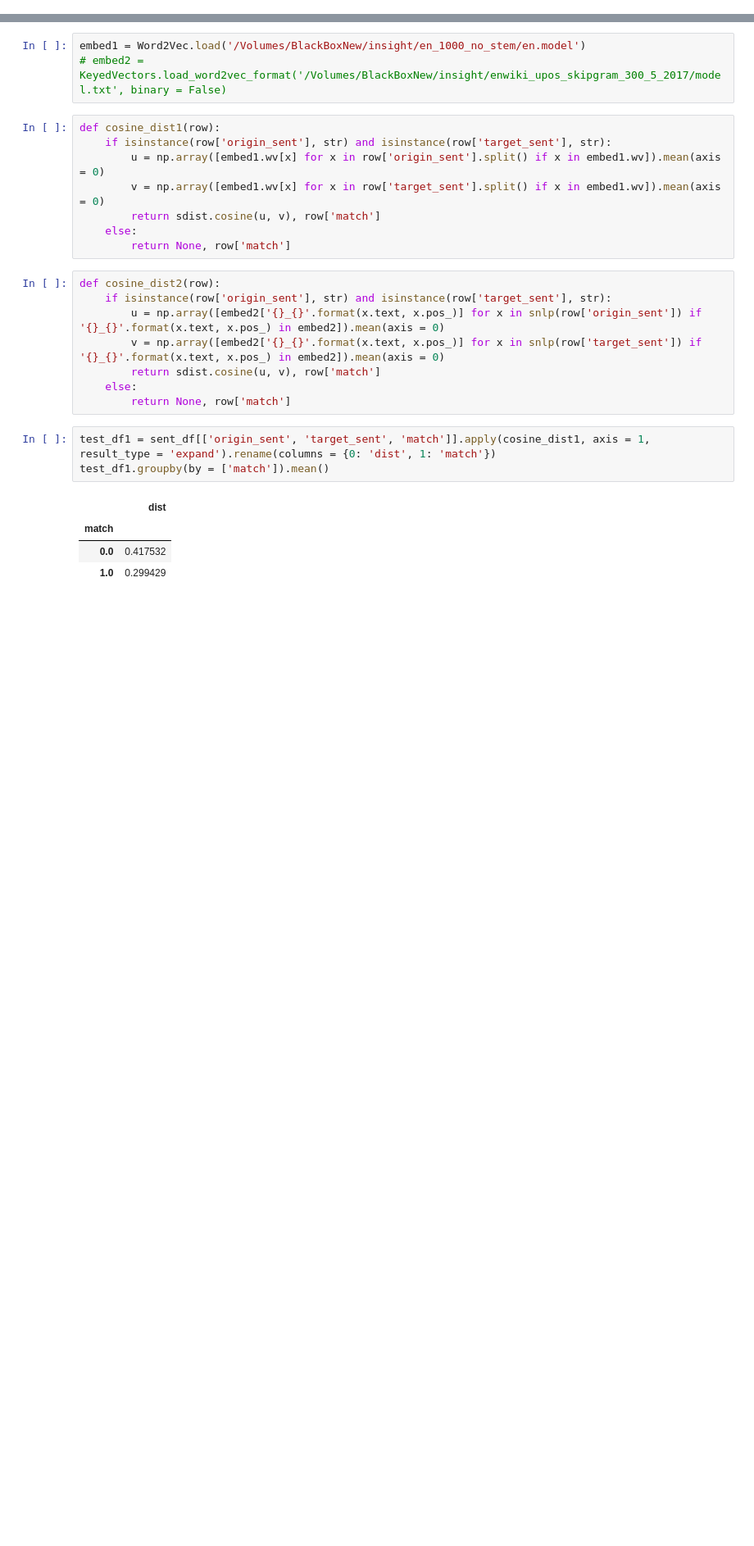
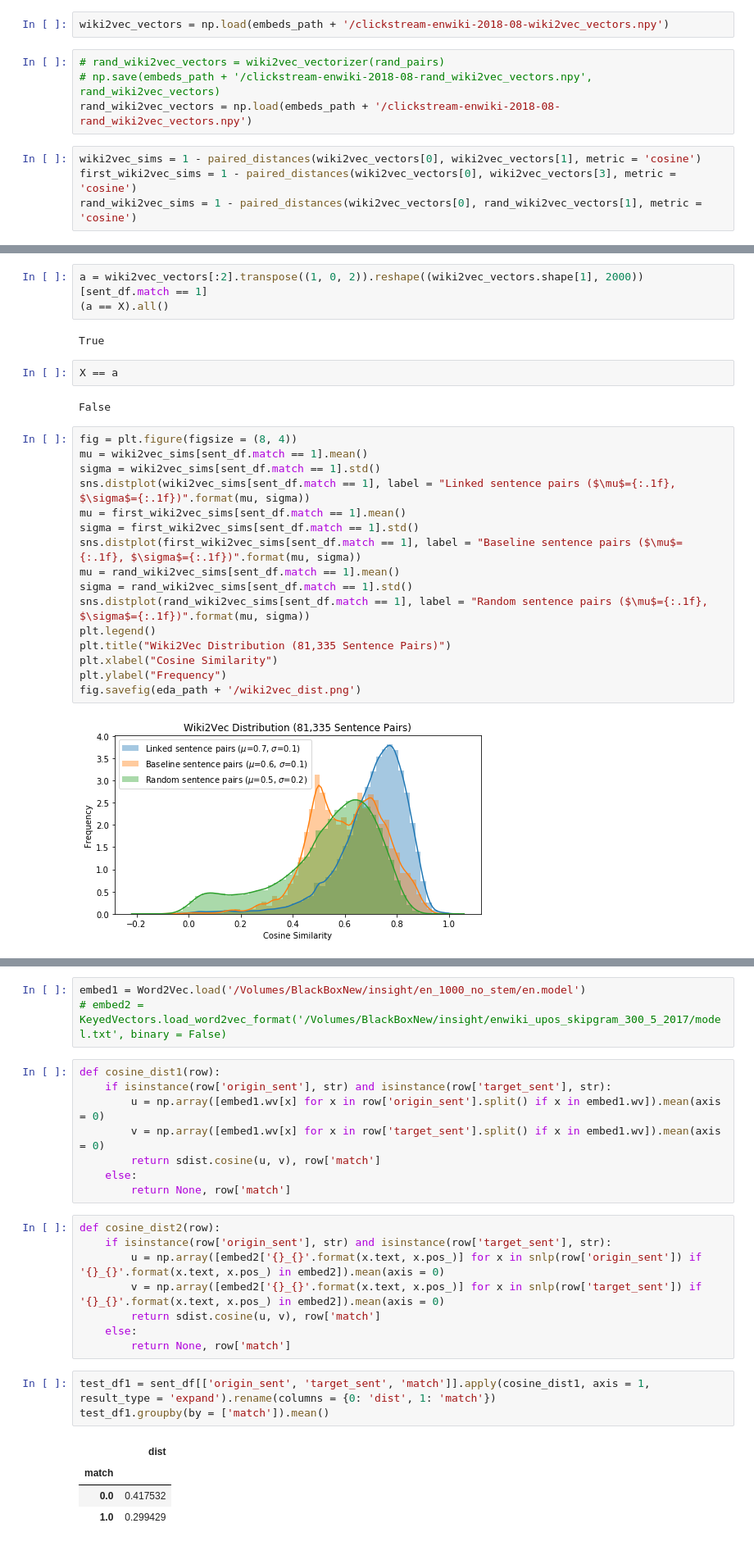
Before and after one commit to knowbodynos/wikontext, a Jupyter notebook: nb/sentences.ipynb, the cells around one changed output, grey strips where cells are left out. Shown at 82% size. Drawn from its saved outputs; the diff is of its cells as text; blank space fills up the shorter version.

```diff
--- a/nb/sentences.ipynb
+++ b/nb/sentences.ipynb
@@ -192,0 +334,10 @@ sent_df = pd.read_csv(data_path + '/clickstream-enwiki-2018-08-sentences.tsv', s
+# %%
+wiki2vec_vectors = np.load(embeds_path + '/clickstream-enwiki-2018-08-wiki2vec_vectors.npy')
+# %%
+# rand_wiki2vec_vectors = wiki2vec_vectorizer(rand_pairs)
+# np.save(embeds_path + '/clickstream-enwiki-2018-08-rand_wiki2vec_vectors.npy', rand_wiki2vec_vectors)
+rand_wiki2vec_vectors = np.load(embeds_path + '/clickstream-enwiki-2018-08-rand_wiki2vec_vectors.npy')
+# %%
+wiki2vec_sims = 1 - paired_distances(wiki2vec_vectors[0], wiki2vec_vectors[1], metric = 'cosine')
+first_wiki2vec_sims = 1 - paired_distances(wiki2vec_vectors[0], wiki2vec_vectors[3], metric = 'cosine')
+rand_wiki2vec_sims = 1 - paired_distances(wiki2vec_vectors[0], rand_wiki2vec_vectors[1], metric = 'cosine')
@@ -192,0 +438,27 @@ sent_df = pd.read_csv(data_path + '/clickstream-enwiki-2018-08-sentences.tsv', s
+# %%
+a = wiki2vec_vectors[:2].transpose((1, 0, 2)).reshape((wiki2vec_vectors.shape[1], 2000))[sent_df.match == 1]
+(a == X).all()
+# %% [output]
+True
+# %%
+X == a
+# %% [output]
+False
+# %%
+fig = plt.figure(figsize = (8, 4))
+mu = wiki2vec_sims[sent_df.match == 1].mean()
+sigma = wiki2vec_sims[sent_df.match == 1].std()
+sns.distplot(wiki2vec_sims[sent_df.match == 1], label = "Linked sentence pairs ($\mu$={:.1f}, $\sigma$={:.1f})".format(mu, sigma))
+mu = first_wiki2vec_sims[sent_df.match == 1].mean()
+sigma = first_wiki2vec_sims[sent_df.match == 1].std()
+sns.distplot(first_wiki2vec_sims[sent_df.match == 1], label = "Baseline sentence pairs ($\mu$={:.1f}, $\sigma$={:.1f})".format(mu, sigma))
+mu = rand_wiki2vec_sims[sent_df.match == 1].mean()
+sigma = rand_wiki2vec_sims[sent_df.match == 1].std()
+sns.distplot(rand_wiki2vec_sims[sent_df.match == 1], label = "Random sentence pairs ($\mu$={:.1f}, $\sigma$={:.1f})".format(mu, sigma))
+plt.legend()
+plt.title("Wiki2Vec Distribution (81,335 Sentence Pairs)")
+plt.xlabel("Cosine Similarity")
+plt.ylabel("Frequency")
+fig.savefig(eda_path + '/wiki2vec_dist.png')
+# %% [output]
+[figure, added]
```
Also changed, not shown: parts of 47 cells of this notebook, 8 other files.
